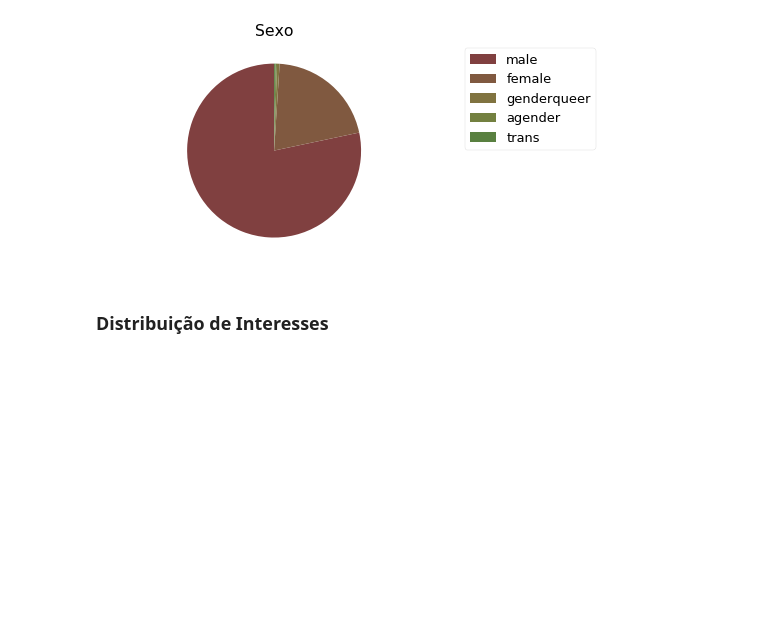
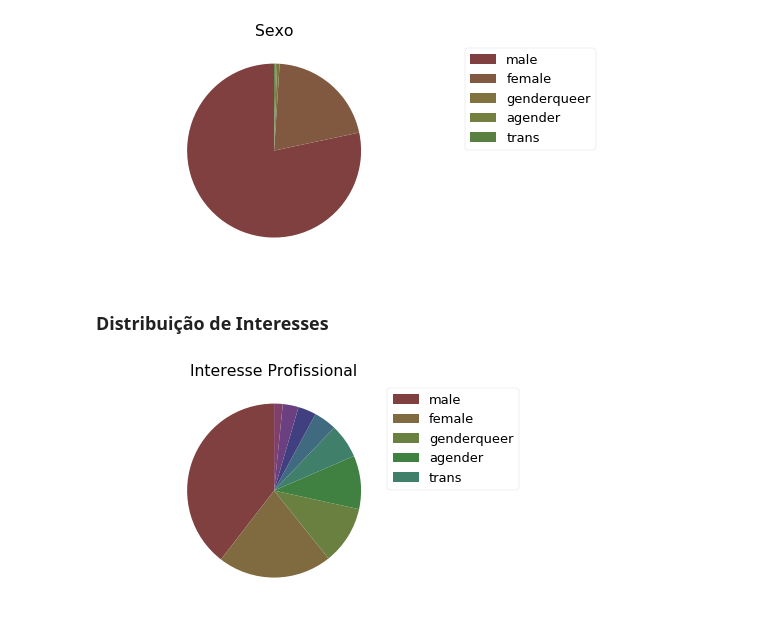
Before and after one commit to UesleiJf/Analise-de-Dados-com-Python, a Jupyter notebook: Analise de Dados com Python/Analise-Exploratoria-de-Dados.ipynb, the cells around one changed output. Saved outputs shown, nothing was run; the diff lists cells and outputs as text; code cells hidden in the pictures; blank space fills up the shorter version.

Commit message:
- Distribuição de Interesses

```diff
--- a/Analise de Dados com Python/Analise-Exploratoria-de-Dados.ipynb
+++ b/Analise de Dados com Python/Analise-Exploratoria-de-Dados.ipynb
@@ -136,12 +136,21 @@ plt.show()
 # %%
 # Quais sãos os principais interesses dos participantes da pesquisa?
 # O principal interesse profissional dos programadores é o desenvolvimento web (Full-Stack, Front-End e Back-End),
 # seguido pela área de Data Science.
 
 # Definindo a quantidade
 
 num = len(df.JobRoleInterest.value_counts().index)
 
 # Criando a lista de cores
 listaHSV = [(x*1.0/num, 0.5, 0.5) for x in range(num)]
 listaRGB = list(map(lambda x: colorsys.hsv_to_rgb(*x), listaHSV))
+
+# gráfico de Pizza
+fatias, texto = plt.pie(df.JobRoleInterest.value_counts(), colors = listaRGB, startangle=90)
+plt.axes().set_aspect('equal', 'datalim')
+plt.legend(fatias, labels, bbox_to_anchor = (1.25, 1))
+plt.title("Interesse Profissional")
+plt.show()
+# %% [output]
+[figure, added]
```
